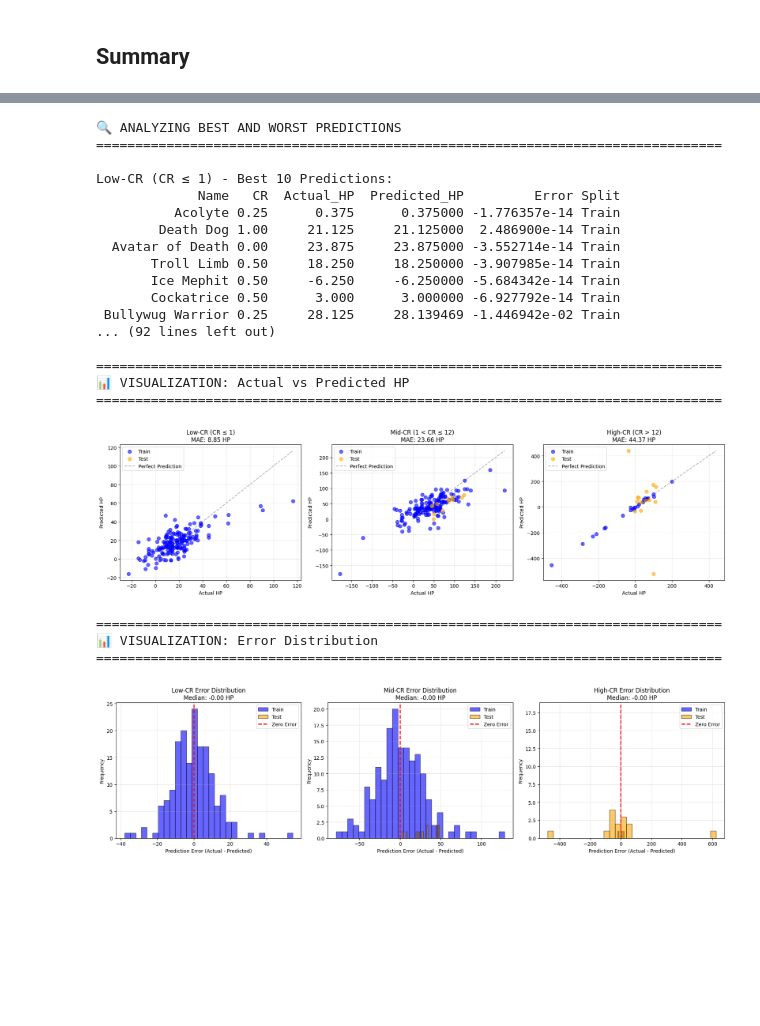
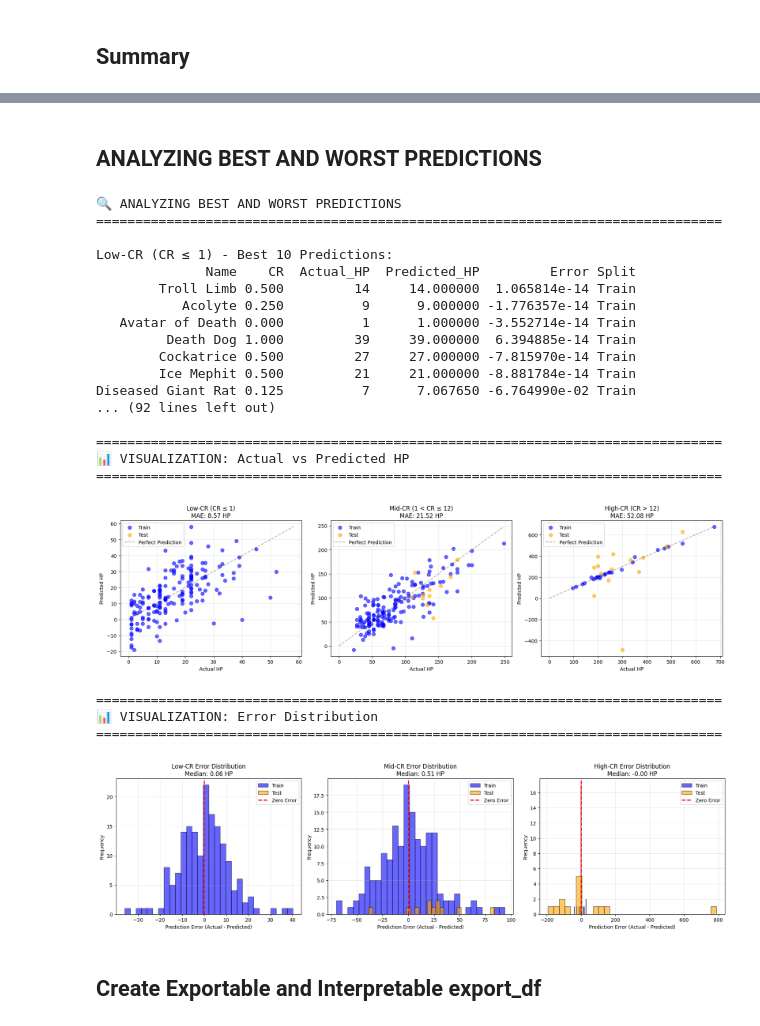
Before and after one commit to conorbarryhoke/matrix_v0, a Jupyter notebook: notebooks/three_tier_hp_model.ipynb, the cells around one changed output, grey strips where cells are left out. Saved outputs shown, nothing was run; the diff lists cells and outputs as text; code cells hidden in the pictures; blank space fills up the shorter version.

```diff
--- a/notebooks/three_tier_hp_model.ipynb
+++ b/notebooks/three_tier_hp_model.ipynb
@@ -27,11 +56,11 @@ print("✅ Imports successful")
 ## Load Data
 # %%
 # Load monster dataset (from JSON - has complete action data)
-df = pd.read_csv('../data/dnd5e_monsters_from_json.csv')
+df = pd.read_csv(f'{DATA_DIR}/dnd5e_monsters_from_json.csv')
 print(f"📊 Loaded {len(df)} monsters from JSON-based dataset")
 
 # Load Lazy 5e baseline stats
-lazy_5e = pd.read_csv('../data/lazy_5e_monster_stats_by_cr.csv')
+lazy_5e = pd.read_csv(f'{DATA_DIR}/lazy_5e_monster_stats_by_cr.csv')
 print(f"📊 Loaded {len(lazy_5e)} CR baselines from Lazy 5e")
 
 print("\n🔍 Lazy 5e Baseline Stats Preview:")
@@ -1227,7 +1281,7 @@ model_low_dict = {
     'test_mae': mae_low
 }
 
-with open('../pickled_models/hp_model_low_cr.pkl', 'wb') as f:
+with open(f'{PICKLED_MODELS_DIR}/hp_model_low_cr.pkl', 'wb') as f:
     pickle.dump(model_low_dict, f)
 print("✅ Saved: ../pickled_models/hp_model_low_cr.pkl")
 
@@ -1243,7 +1297,7 @@ model_mid_dict = {
     'test_mae': mae_mid
 }
 
-with open('../pickled_models/hp_model_mid_cr.pkl', 'wb') as f:
+with open(f'{PICKLED_MODELS_DIR}/hp_model_mid_cr.pkl', 'wb') as f:
     pickle.dump(model_mid_dict, f)
 print("✅ Saved: ../pickled_models/hp_model_mid_cr.pkl")
 
@@ -1259,7 +1313,7 @@ model_high_dict = {
     'test_mae': mae_high
 }
 
-with open('../pickled_models/hp_model_high_cr.pkl', 'wb') as f:
+with open(f'{PICKLED_MODELS_DIR}/hp_model_high_cr.pkl', 'wb') as f:
     pickle.dump(model_high_dict, f)
 print("✅ Saved: ../pickled_models/hp_model_high_cr.pkl")
 
@@ -1273,7 +1327,7 @@ baseline_data = {
     'dc_baseline': lazy_5e['ac_baseline'].tolist()  # Same as AC
 }
 
-with open('../data/baseline_lookup_three_tier.json', 'w') as f:
+with open(f'{DATA_DIR}/baseline_lookup_three_tier.json', 'w') as f:
     json.dump(baseline_data, f, indent=2)
 print("✅ Saved: ../data/baseline_lookup_three_tier.json")
 # %% [output]
@@ -1342,7 +1396,7 @@ web_export = {
     }
 }
 
-with open('../monster-builder-v2/model_data.json', 'w') as f:
+with open(f'{MONSTER_BUILDER_DIR}/model_data.json', 'w') as f:
     json.dump(web_export, f, indent=2)
 print("✅ Saved: ../monster-builder-v2/model_data.json")
 
@@ -1402,6 +1456,8 @@ print("\n✨ Ready for integration into monster-builder-v2!")
    ✅ monster-builder-v2/model_data.json (web app export)
 
 ✨ Ready for integration into monster-builder-v2!
+# %% [markdown]
+## ANALYZING BEST AND WORST PREDICTIONS
 # %%
 print("🔍 ANALYZING BEST AND WORST PREDICTIONS")
 print("=" * 80)
@@ -1448,42 +1504,47 @@ def analyze_predictions(df_tier, y_actual, y_pred, tier_name, is_train):
 
 # Low-CR: All creatures (we used all for both train and test)
 X_low_all_scaled = scaler_low.transform(X_low)
-y_pred_low_all = model_low.predict(X_low_all_scaled)
+y_pred_low_residual = model_low.predict(X_low_all_scaled)
+# Reconstruct full HP predictions
+y_actual_low_full = df_low_cr['actual_hp'].values
+y_pred_low_full = df_low_cr['hp_after_phase2'].values + y_pred_low_residual
 is_train_low = np.ones(len(y_low), dtype=bool)  # All are training
 analysis_low = analyze_predictions(
     df_low_cr,
-    y_low,
-    y_pred_low_all,
+    y_actual_low_full,
+    y_pred_low_full,
     "Low-CR (CR ≤ 1)",
     is_train_low
 )
 
 # Mid-CR: Get predictions for all mid-CR creatures
 X_mid_all_scaled = scaler_mid.transform(X_mid)
-y_pred_mid_all = model_mid.predict(X_mid_all_scaled)
-
+y_pred_mid_residual = model_mid.predict(X_mid_all_scaled)
+# Reconstruct full HP predictions
+y_actual_mid_full = df_mid_cr['actual_hp'].values
+y_pred_mid_full = df_mid_cr['hp_after_phase2'].values + y_pred_mid_residual
 # Create train/test indicator
 is_train_mid = np.array([idx in X_train_mid.index for idx in X_mid.index])
-
 analysis_mid = analyze_predictions(
     df_mid_cr,
-    y_mid,
-    y_pred_mid_all,
+    y_actual_mid_full,
+    y_pred_mid_full,
     "Mid-CR (1 < CR ≤ 12)",
     is_train_mid
 )
 
 # High-CR: Get predictions for all high-CR creatures
 X_high_all_scaled = scaler_high.transform(X_high)
-y_pred_high_all = model_high.predict(X_high_all_scaled)
-
+y_pred_high_residual = model_high.predict(X_high_all_scaled)
+# Reconstruct full HP predictions
+y_actual_high_full = df_high_cr['actual_hp'].values
+y_pred_high_full = df_high_cr['hp_after_phase2'].values + y_pred_high_residual
 # Create train/test indicator
 is_train_high = np.array([idx in X_train_high.index for idx in X_high.index])
-
 analysis_high = analyze_predictions(
     df_high_cr,
-    y_high,
-    y_pred_high_all,
+    y_actual_high_full,
+    y_pred_high_full,
     "High-CR (CR > 12)",
     is_train_high
 )
@@ -1586,43 +1647,45 @@ ax.grid(True, alpha=0.3)
 
 # High-CR error distribution
 ax = axes[2]
 train_mask = analysis_high['Split'] == 'Train'
 ax.hist(analysis_high.loc[train_mask, 'Error'], bins=30, alpha=0.6,
         color='blue', label='Train', edgecolor='black')
 ax.hist(analysis_high.loc[~train_mask, 'Error'], bins=30, alpha=0.6,
         color='orange', label='Test', edgecolor='black')
 ax.axvline(x=0, color='red', linestyle='--', linewidth=2, label='Zero Error')
 ax.set_xlabel('Prediction Error (Actual - Predicted)')
 ax.set_ylabel('Frequency')
 ax.set_title(f'High-CR Error Distribution\nMedian: {analysis_high["Error"].median():.2f} HP')
 ax.legend()
 ax.grid(True, alpha=0.3)
 
 plt.tight_layout()
 plt.show()
 # %% [output]
 🔍 ANALYZING BEST AND WORST PREDICTIONS
 ================================================================================
 
 Low-CR (CR ≤ 1) - Best 10 Predictions:
-             Name   CR  Actual_HP  Predicted_HP         Error Split
-          Acolyte 0.25      0.375      0.375000 -1.776357e-14 Train
-        Death Dog 1.00     21.125     21.125000  2.486900e-14 Train
-  Avatar of Death 0.00     23.875     23.875000 -3.552714e-14 Train
-       Troll Limb 0.50     18.250     18.250000 -3.907985e-14 Train
-       Ice Mephit 0.50     -6.250     -6.250000 -5.684342e-14 Train
-       Cockatrice 0.50      3.000      3.000000 -6.927792e-14 Train
- Bullywug Warrior 0.25     28.125     28.139469 -1.446942e-02 Train
+              Name    CR  Actual_HP  Predicted_HP         Error Split
+        Troll Limb 0.500         14     14.000000  1.065814e-14 Train
+           Acolyte 0.250          9      9.000000 -1.776357e-14 Train
+   Avatar of Death 0.000          1      1.000000 -3.552714e-14 Train
+         Death Dog 1.000         39     39.000000  6.394885e-14 Train
+        Cockatrice 0.500         27     27.000000 -7.815970e-14 Train
+        Ice Mephit 0.500         21     21.000000 -8.881784e-14 Train
+Diseased Giant Rat 0.125          7      7.067650 -6.764990e-02 Train
 ... (92 lines left out)
 
 ================================================================================
 📊 VISUALIZATION: Actual vs Predicted HP
 ================================================================================
-[figure, old version]
+[figure, new version]
 ================================================================================
 📊 VISUALIZATION: Error Distribution
 ================================================================================
-[figure, old version]
+[figure, new version]
+# %% [markdown]
+## Create Exportable and Interpretable export_df
 # %%
 print("\n📊 EXPORTING ENGINEERED FEATURES TO CSV")
 print("=" * 80)
```
Also changed, not shown: parts of 20 cells of this notebook, 13 other files.
